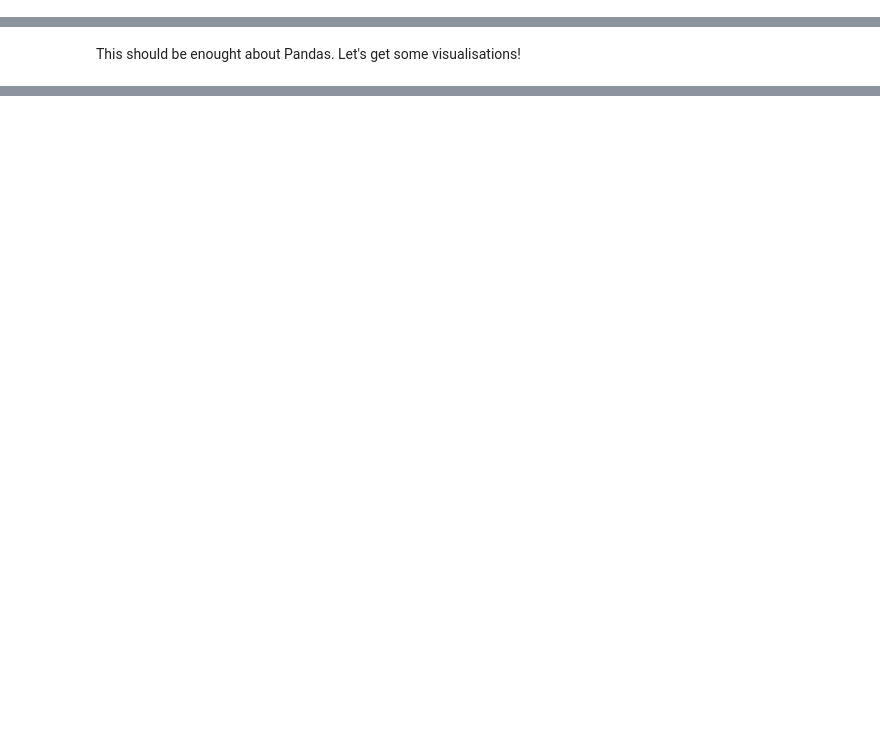
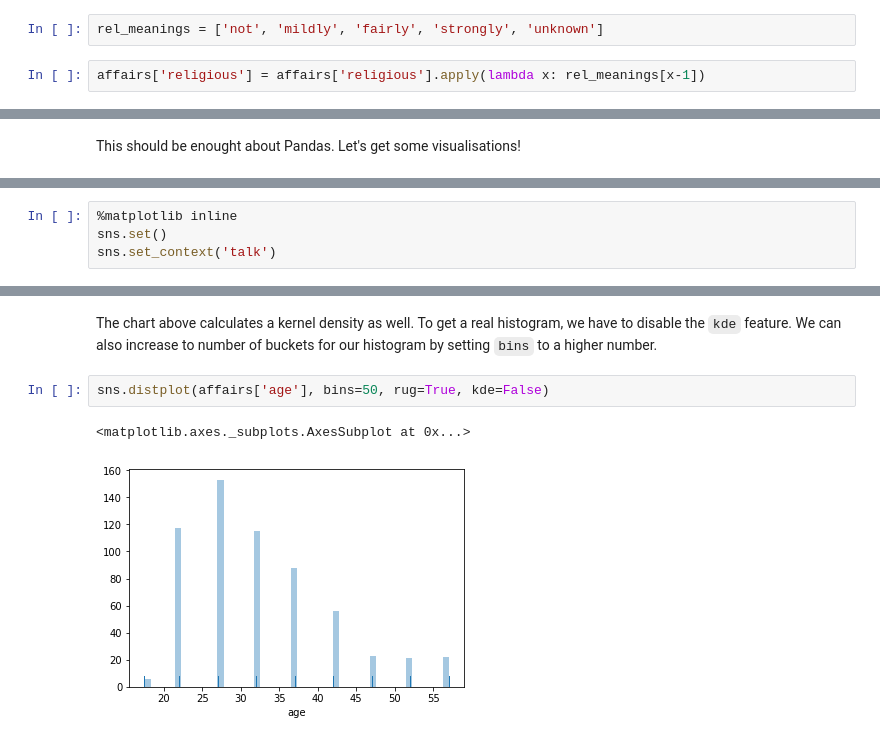
Before and after one commit to MartinSeeler/python-data-exploration, a Jupyter notebook: Exploring Datasets.ipynb, the cells around one changed output, grey strips where cells are left out. Drawn from its saved outputs; the diff is of its cells as text; blank space fills up the shorter version.

```diff
--- a/Exploring Datasets.ipynb
+++ b/Exploring Datasets.ipynb
@@ -171,0 +157,4 @@ affairs.head()
+# %%
+rel_meanings = ['not', 'mildly', 'fairly', 'strongly', 'unknown']
+# %%
+affairs['religious'] = affairs['religious'].apply(lambda x: rel_meanings[x-1])
@@ -173,0 +180,4 @@ This should be enought about Pandas. Let's get some visualisations!
+# %%
+%matplotlib inline
+sns.set()
+sns.set_context('talk')
@@ -173,0 +195,7 @@ This should be enought about Pandas. Let's get some visualisations!
+# %% [markdown]
+The chart above calculates a kernel density as well. To get a real histogram, we have to disable the `kde` feature. We can also increase to number of buckets for our histogram by setting `bins` to a higher number.
+# %%
+sns.distplot(affairs['age'], bins=50, rug=True, kde=False)
+# %% [output]
+<matplotlib.axes._subplots.AxesSubplot at 0x...>
+[figure, added]
```
Also changed, not shown: parts of 31 cells of this notebook.
